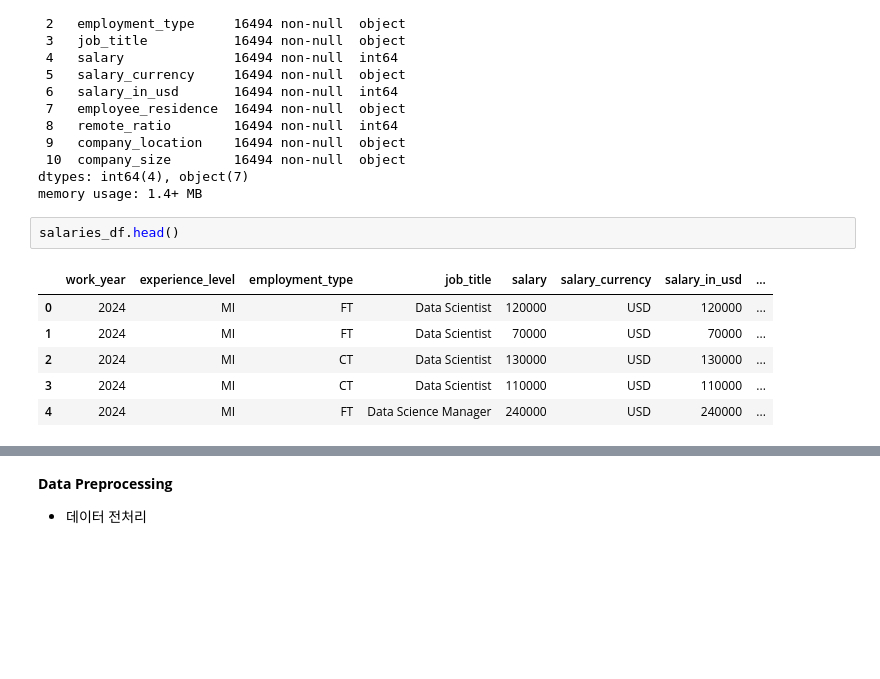
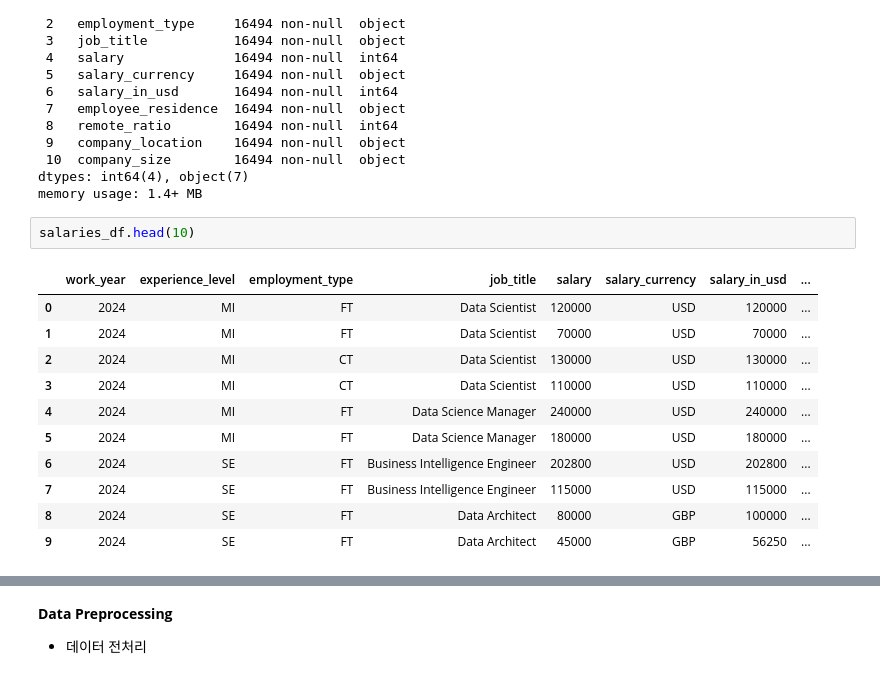
Before and after one commit to YEON2020/to_localtest, a Jupyter notebook: 안연수_2024ML엔지니어급여통계.ipynb, the cells around one changed output, grey strips where cells are left out. Saved outputs shown, nothing was run; the diff lists cells and outputs as text; blank space fills up the shorter version.

```diff
--- a/안연수_2024ML엔지니어급여통계.ipynb
+++ b/안연수_2024ML엔지니어급여통계.ipynb
@@ -94,11 +94,16 @@ Data columns (total 11 columns):
 dtypes: int64(4), object(7)
 memory usage: 1.4+ MB
 # %%
-salaries_df.head()
+salaries_df.head(10)
 # %% [output]
 |  | work_year | experience_level | employment_type | job_title | salary | salary_currency | salary_in_usd | ... |
 | 0 | 2024 | MI | FT | Data Scientist | 120000 | USD | 120000 | ... |
 | 1 | 2024 | MI | FT | Data Scientist | 70000 | USD | 70000 | ... |
 | 2 | 2024 | MI | CT | Data Scientist | 130000 | USD | 130000 | ... |
 | 3 | 2024 | MI | CT | Data Scientist | 110000 | USD | 110000 | ... |
 | 4 | 2024 | MI | FT | Data Science Manager | 240000 | USD | 240000 | ... |
+| 5 | 2024 | MI | FT | Data Science Manager | 180000 | USD | 180000 | ... |
+| 6 | 2024 | SE | FT | Business Intelligence Engineer | 202800 | USD | 202800 | ... |
+| 7 | 2024 | SE | FT | Business Intelligence Engineer | 115000 | USD | 115000 | ... |
+| 8 | 2024 | SE | FT | Data Architect | 80000 | GBP | 100000 | ... |
+| 9 | 2024 | SE | FT | Data Architect | 45000 | GBP | 56250 | ... |
```
Also changed, not shown: parts of 9 cells of this notebook.
